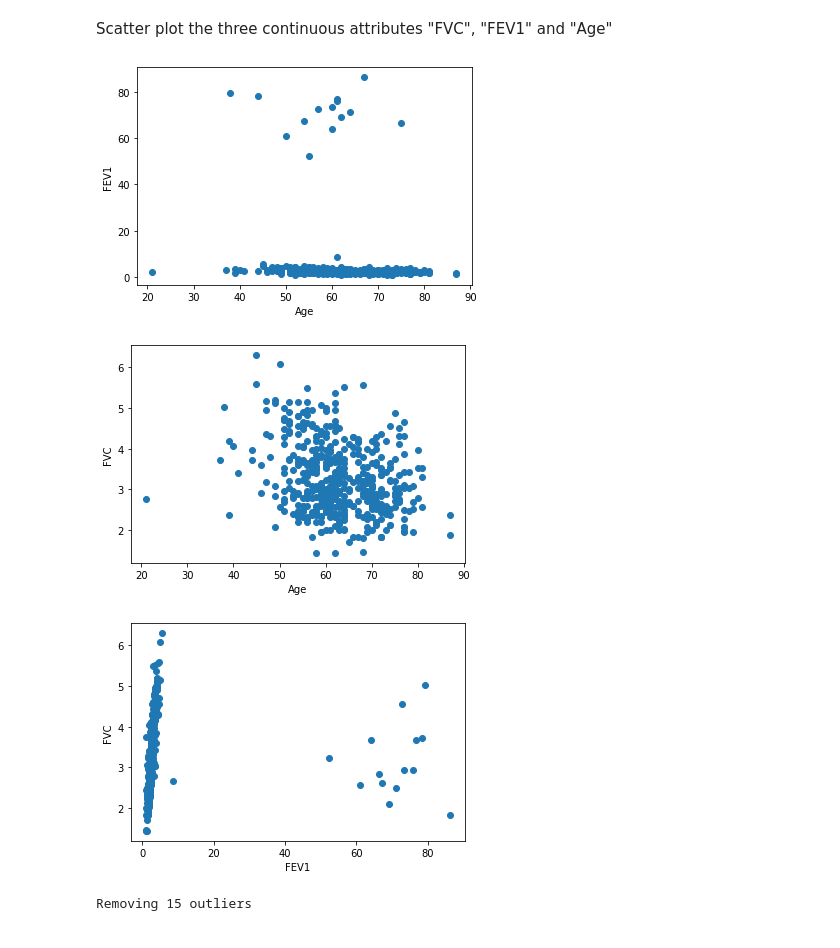
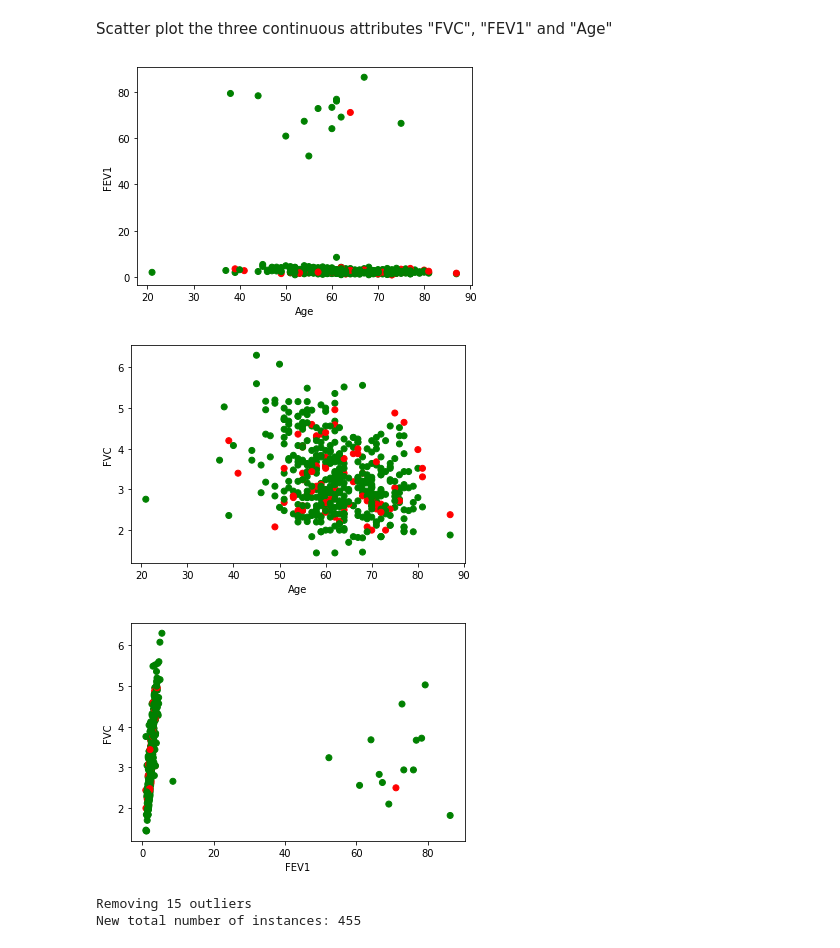
Before and after one commit to GiuseppeMoscarelli/Thoracic-Surgery, a Jupyter notebook: src/0_clean_dataset.ipynb, the cells around one changed output. Drawn from its saved outputs; the diff is of its cells as text; code cells hidden in the pictures.

```diff
--- a/src/0_clean_dataset.ipynb
+++ b/src/0_clean_dataset.ipynb
@@ -88,24 +132,25 @@ df.head(5)
 # %% [markdown]
 Scatter plot the three continuous attributes "FVC", "FEV1" and "Age"
 # %%
-plt.plot(df.Age, df.FEV1, linestyle='none', marker='o')
+colors = ["red" if label == True else "green" for label in df["Death_1yr"]]
+plt.scatter(df.Age, df.FEV1, marker='o', c=colors)
 plt.xlabel('Age')
 plt.ylabel('FEV1')
 plt.show()
 
-plt.plot(df.Age, df.FVC, linestyle='none', marker='o')
+plt.scatter(df.Age, df.FVC, marker='o', c=colors)
 plt.xlabel('Age')
 plt.ylabel('FVC')
 plt.show()
 
-plt.plot(df.FEV1, df.FVC, linestyle='none', marker='o')
+plt.scatter(df.FEV1, df.FVC, marker='o', c=colors)
 plt.xlabel('FEV1')
 plt.ylabel('FVC')
 plt.show()
 # %% [output]
-[figure, old version]
+[figure, new version]
-[figure, old version]
+[figure, new version]
-[figure, old version]
+[figure, new version]
 # %%
 # from sklearn.svm import OneClassSVM
 
@@ -117,6 +162,9 @@ plt.show()
 print("Removing {} outliers".format((df['FEV1'] >= 7).sum()))
 
 df = df[df['FEV1'] < 7] # TODO: use outlier detection to remove the hardcoded value
+
+print(f"New total number of instances: {len(df)}")
 # %% [output]
 Removing 15 outliers
+New total number of instances: 455
 # %%
```
Also changed, not shown: parts of 6 cells of this notebook, 2 other files.
